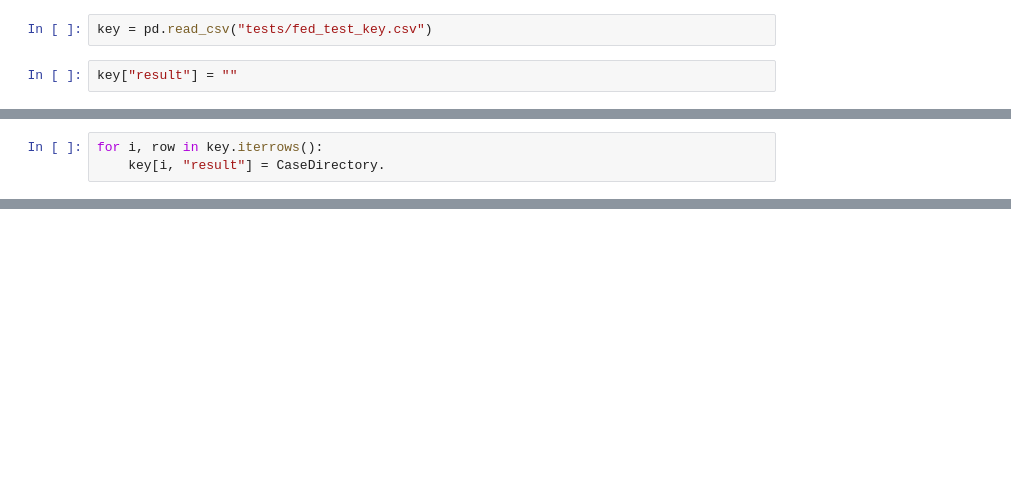
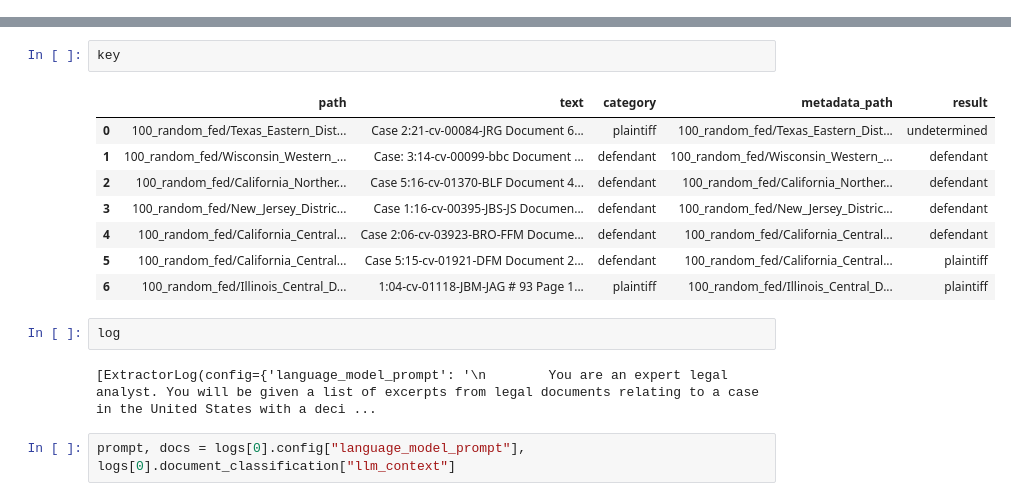
Before and after one commit to ampribe/variable-extraction, a Jupyter notebook: tests.ipynb, the cells around one changed output, grey strips where cells are left out. Saved outputs shown, nothing was run; the diff lists cells and outputs as text; blank space fills up the shorter version.

Commit message:
added tests and readme

```diff
--- a/tests.ipynb
+++ b/tests.ipynb
@@ -9,4 +0,0 @@ from extractors.bench_ruling_classifier import BenchRulingClassifier
-# %%
-key = pd.read_csv("tests/fed_test_key.csv")
-# %%
-key["result"] = ""
@@ -22,3 +0,0 @@ Name: 6, dtype: object
-# %%
-for i, row in key.iterrows():
-    key[i, "result"] = CaseDirectory.
@@ -93,0 +218,17 @@ ORDER ADOPTING 337 REPORT AND RECOMMENDATIONS for 183 Motion for Summary Judgmen
+# %%
+key
+# %% [output]
+|  | path | text | category | metadata_path | result |
+| 0 | 100_random_fed/Texas_Eastern_Dist... | Case 2:21-cv-00084-JRG Document 6... | plaintiff | 100_random_fed/Texas_Eastern_Dist... | undetermined |
+| 1 | 100_random_fed/Wisconsin_Western_... | Case: 3:14-cv-00099-bbc Document ... | defendant | 100_random_fed/Wisconsin_Western_... | defendant |
+| 2 | 100_random_fed/California_Norther... | Case 5:16-cv-01370-BLF Document 4... | defendant | 100_random_fed/California_Norther... | defendant |
+| 3 | 100_random_fed/New_Jersey_Distric... | Case 1:16-cv-00395-JBS-JS Documen... | defendant | 100_random_fed/New_Jersey_Distric... | defendant |
+| 4 | 100_random_fed/California_Central... | Case 2:06-cv-03923-BRO-FFM Docume... | defendant | 100_random_fed/California_Central... | defendant |
+| 5 | 100_random_fed/California_Central... | Case 5:15-cv-01921-DFM Document 2... | defendant | 100_random_fed/California_Central... | plaintiff |
+| 6 | 100_random_fed/Illinois_Central_D... | 1:04-cv-01118-JBM-JAG # 93 Page 1... | plaintiff | 100_random_fed/Illinois_Central_D... | plaintiff |
+# %%
+log
+# %% [output]
+[ExtractorLog(config={'language_model_prompt': '\n        You are an expert legal analyst. You will be given a list of excerpts from legal documents relating to a case in the United States with a deci ...
+# %%
+prompt, docs = logs[0].config["language_model_prompt"], logs[0].document_classification["llm_context"]
```
Also changed, not shown: parts of 41 cells of this notebook, 13 other files.
